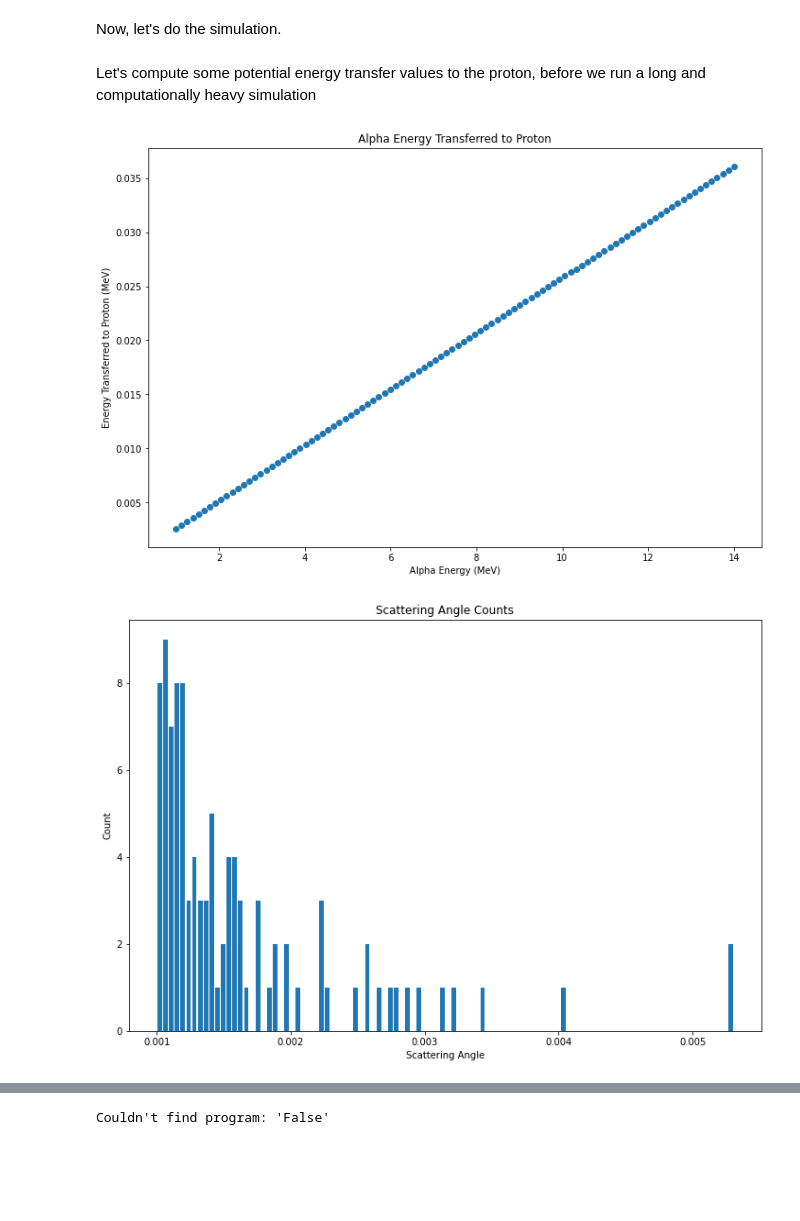
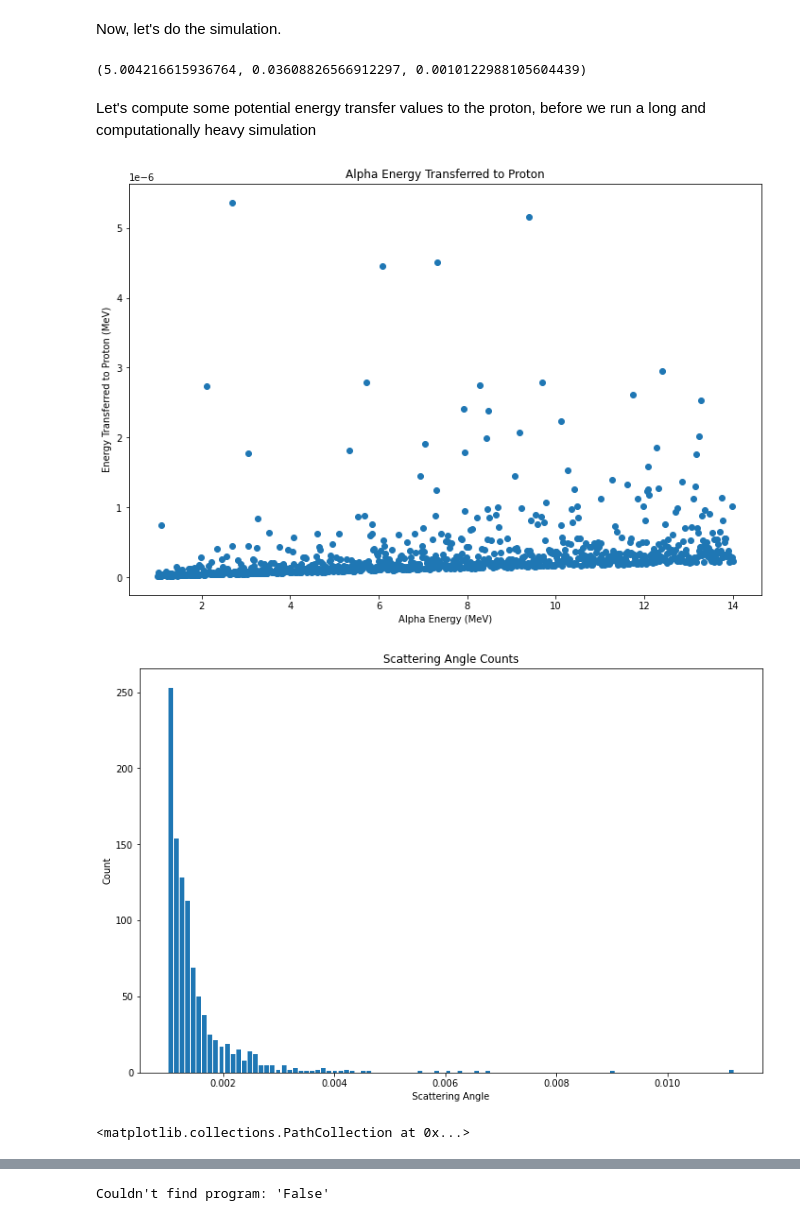
Before and after one commit to ddrobner/scatteringsim, a Jupyter notebook: scatteringsim.ipynb, the cells around one changed output, grey strips where cells are left out. Saved outputs shown, nothing was run; the diff lists cells and outputs as text; code cells hidden in the pictures; blank space fills up the shorter version.

```diff
--- a/scatteringsim.ipynb
+++ b/scatteringsim.ipynb
@@ -286,25 +286,6 @@ Yielding the final velocities of each particle.
 # %% [markdown]
 Now, let's do the simulation.
 # %%
-"""
-def energy_transfer(e_i):
-    # returns a tuple with the new alpha-energy and proton-energy in coordinate
-    # 0 and 1 respectively
-    # as well as the scattering angle (if we need it later) in pos. 2
-    m_alpha = 6.646E-27 # kg
-    m_proton = 1.6726E-27 # kg
-    scatter_angle = scattering_angle(e_i) # in radians
-    #frac_e = np.power(np.sin(scatter_angle), 2) +
-    #(m_alpha/m_proton)*np.power(np.cos(scatter_angle), 2)
-    #frac_e = (np.power(np.sin(np.pi/4 - scatter_angle), 2) +
-    #(m_alpha/m_proton)*np.power(np.sin(scatter_angle),
-    #2))/np.power(np.sin(np.pi/4), 2)
-    frac_e = 1/(np.power(np.sin(np.pi/2 - scatter_angle/2), 2) + (m_alpha/m_proton)*np.power(np.sin(scatter_angle/2), 2))
-    #print(frac_e)
-    a_energy = frac_e*e_i
-    p_energy = (1 - frac_e)*e_i
-    return (a_energy, p_energy, scatter_angle)
-"""
 def energy_transfer(e_i):
     # TODO need to handle the case where alpha does not deflect (or has a very
     # small deflection angle?)
@@ -313,7 +294,8 @@ def energy_transfer(e_i):
     # as well as the scattering angle (if we need it later) in pos. 2
     m_alpha = 6.646E-27 # kg
     m_proton = 1.6726E-27 # kg
-    scatter_angle = scattering_angle(e_i) # in radians
+
+    scatter_angle = scattering_angle(e_i)
     # just identifying scatter_angle as theta_1 to match the algebra
     theta_1 = scatter_angle
 
@@ -322,10 +304,10 @@ def energy_transfer(e_i):
     # need to convert mev to joules
     mev_to_j = 1.602176e-13
     ei_j = e_i * mev_to_j
-    valpha_i = np.sqrt(2*ei_j/m_alpha)
+    valpha_i = np.sqrt((2*ei_j)/m_alpha)
 
     # do I want to take the + or - soln here?
-    valpha_f = (1/(1+kappa))*valpha_i*(kappa*np.cos(theta_1) - np.sqrt(1 + kappa*(np.power(np.cos(theta_1), 2) - 1)))
+    valpha_f = (1/(1+kappa))*valpha_i*(kappa*np.cos(theta_1) + np.sqrt(1 + np.power(kappa, 2)*(np.power(np.cos(theta_1), 2) - 1)))
 
     theta_2 = np.arctan((valpha_f*np.sin(theta_1))/(valpha_i - valpha_f*np.cos(theta_1)))
 
@@ -361,13 +343,20 @@ def scatter_sim(e_0, epsilon=0.1, density=0.8562, stepsize=0.001, sim_data=None)
             e_i = e_i - stp_interp(e_i)*stepsize
     if sim_data is None:
         return data
+# %%
+print(energy_transfer(14))
+# %% [output]
+(5.004216615936764, 0.03608826566912297, 0.0010122988105604439)
 # %% [markdown]
 Let's compute some potential energy transfer values to the proton, before we run
 a long and computationally heavy simulation
 # %%
-ei_range = np.linspace(1, 14, 100)
+ei_range = np.linspace(1, 14, 1000)
 #ei_range = 14*np.ones(500)
-transfer_e_raw = [energy_transfer(i) for i in ei_range]
+with Pool(int(0.75*cpu_count())) as p:
+    transfer_e_raw = p.map(energy_transfer, ei_range)
+    p.close()
+    p.join()
 transfer_e = [i[1] for i in transfer_e_raw]
 s_angles = [i[2] for i in transfer_e_raw]
 #print(s_angles)
@@ -375,32 +364,40 @@ s_angles = [i[2] for i in transfer_e_raw]
 #print(energy_transfer(8)[1])
 #print(transfer_e)
 #etransfer_bins = BinnedCountData(d=transfer_e, num_bins=20)
 #etransfer_bins.add_count_by_list(transfer_e)
 
 #plt.hist(etransfer_bins.bin_edges[:-1], etransfer_bins.bin_edges, weights=etransfer_bins.counts, rwidth=0.8)
 ax = plt.gca()
 ax.set_facecolor('white')
 ax.set_alpha(1.0)
 plt.scatter(ei_range, transfer_e)
 plt.title("Alpha Energy Transferred to Proton")
 plt.xlabel("Alpha Energy (MeV)")
 plt.ylabel("Energy Transferred to Proton (MeV)")
 plt.show()
 
 plt.figure(2)
 ax = plt.gca()
 ax.set_facecolor('white')
 ax.set_alpha(1.0)
 plt.title("Scattering Angle Counts")
 plt.xlabel("Scattering Angle")
 plt.ylabel("Count")
 scatter_bins = BinnedCountData(d=s_angles, num_bins = 100)
 scatter_bins.add_count_by_list(s_angles)
 plt.hist(scatter_bins.bin_edges[:-1], scatter_bins.bin_edges, weights=scatter_bins.counts, rwidth=0.8)
 plt.show()
 #plt.scatter(transfer_e, s_angles)
 #plt.xlabel("Energy (MeV)")
 #plt.ylabel("Scattering Angle (rad)")
+
+plt.figure(3)
+plt.title("Proton Energy vs. Scattering Angle")
+plt.xlabel("Scattering Angle (rad)")
+plt.ylabel("Proton Energy (MeV)")
+plt.savefig("etransfer_better.jpg")
+plt.scatter(s_angles, transfer_e)
 # %% [output]
-[figure, old version]
+[figure, new version]
-[figure, old version]
+[figure, new version]
+<matplotlib.collections.PathCollection at 0x...>
```
Also changed, not shown: parts of 3 cells of this notebook.
